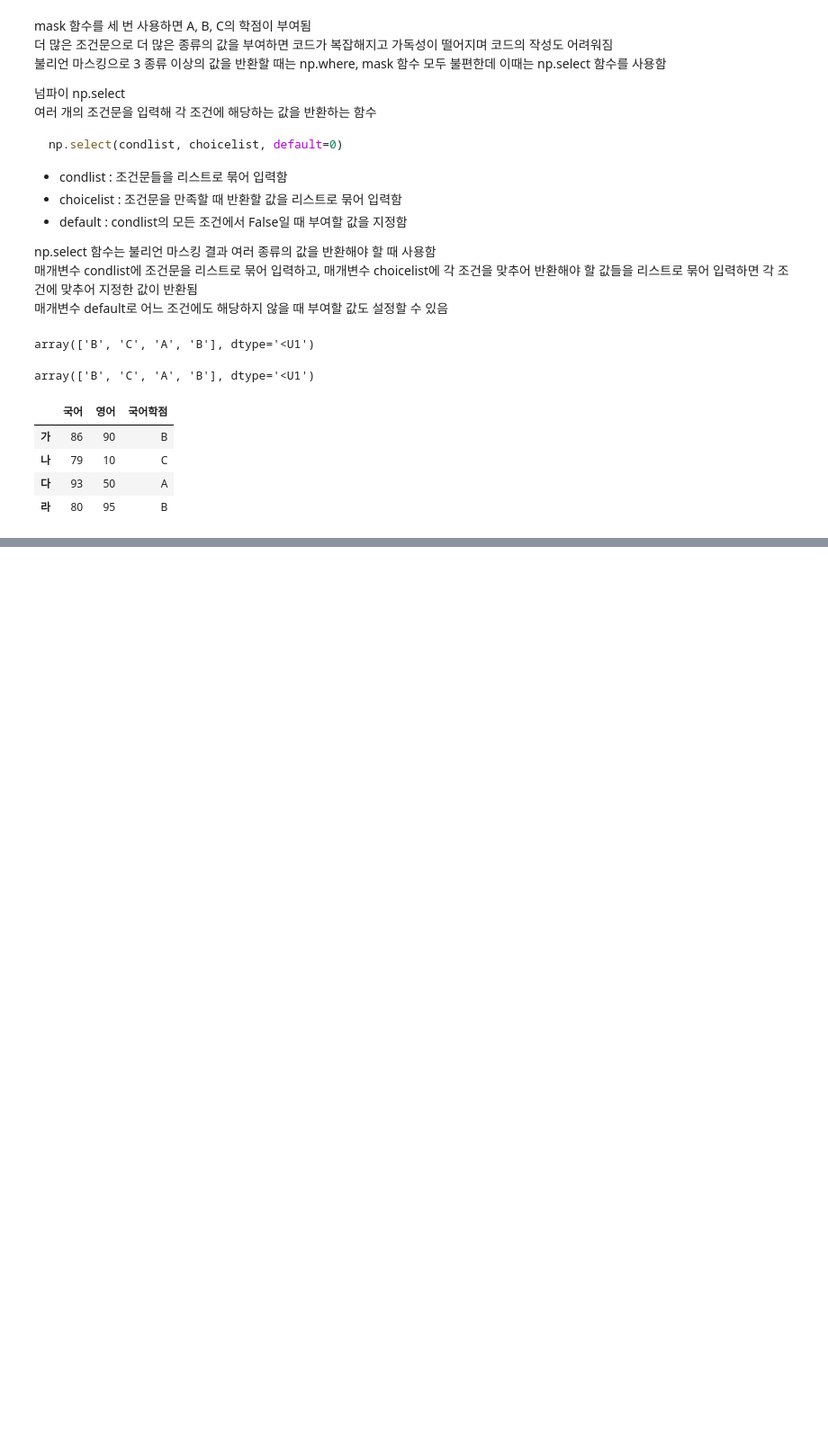
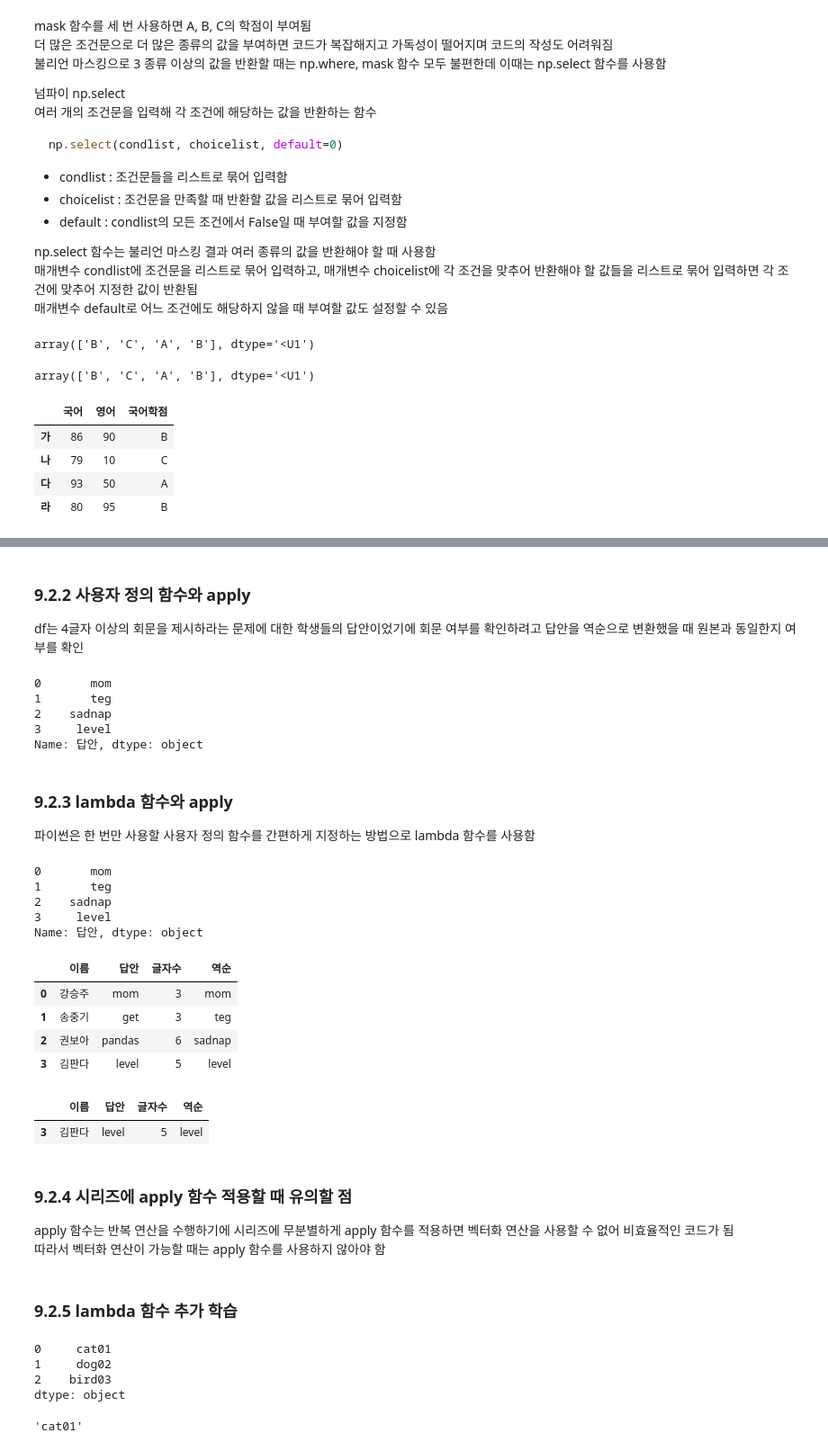
Before and after one commit to dhkim9963/python-base, a Jupyter notebook: pandas_2.ipynb, the cells around one changed output, grey strips where cells are left out. Shown at 90% size. Saved outputs shown, nothing was run; the diff lists cells and outputs as text; code cells hidden in the pictures; blank space fills up the shorter version.

```diff
--- a/pandas_2.ipynb
+++ b/pandas_2.ipynb
@@ -361,0 +612,6 @@ df3
+# %%
+import pandas as pd
+data = {'이름': ['강승주', '송중기', '권보아', '김판다'],
+        '답안': ['mom', 'get', 'pandas', 'level']}
+df = pd.DataFrame(data)
+df
@@ -361,0 +642,3 @@ df3
+# %%
+df['글자수'] = df['답안'].apply(len)
+df
@@ -361,0 +651,60 @@ df3
+# %% [markdown]
+### 9.2.2 사용자 정의 함수와 apply
+df는 4글자 이상의 회문을 제시하라는 문제에 대한 학생들의 답안이었기에 회문 여부를 확인하려고 답안을 역순으로 변환했을 때 원본과 동일한지 여부를 확인
+# %%
+def rev1(x):
+    return x[::-1]
+
+df['답안'].apply(rev1)
+# %% [output]
+0       mom
+1       teg
+2    sadnap
+3     level
+Name: 답안, dtype: object
+# %% [markdown]
+### 9.2.3 lambda 함수와 apply
+파이썬은 한 번만 사용할 사용자 정의 함수를 간편하게 지정하는 방법으로 lambda 함수를 사용함
+# %%
+df['답안'].apply(lambda x : x[::-1])
+# %% [output]
+0       mom
+1       teg
+2    sadnap
+3     level
+Name: 답안, dtype: object
+# %%
+df['역순'] = df['답안'].apply(lambda x : x[::-1])
+df
+# %% [output]
+|  | 이름 | 답안 | 글자수 | 역순 |
+| 0 | 강승주 | mom | 3 | mom |
+| 1 | 송중기 | get | 3 | teg |
+| 2 | 권보아 | pandas | 6 | sadnap |
+| 3 | 김판다 | level | 5 | level |
+# %%
+cond1 = df['글자수'] >= 4
+cond2 = df['답안'] == df['역순']
+df[cond1 & cond2]
+# %% [output]
+|  | 이름 | 답안 | 글자수 | 역순 |
+| 3 | 김판다 | level | 5 | level |
+# %% [markdown]
+### 9.2.4 시리즈에 apply 함수 적용할 때 유의할 점
+apply 함수는 반복 연산을 수행하기에 시리즈에 무분별하게 apply 함수를 적용하면 벡터화 연산을 사용할 수 없어 비효율적인 코드가 됨\
+따라서 벡터화 연산이 가능할 때는 apply 함수를 사용하지 않아야 함
+# %% [markdown]
+### 9.2.5 lambda 함수 추가 학습
+# %%
+s = pd.Series(['cat01', 'dog02', 'bird03'])
+s
+# %% [output]
+0     cat01
+1     dog02
+2    bird03
+dtype: object
+# %%
+x = s[0]
+x
+# %% [output]
+'cat01'
```
Also changed, not shown: parts of 96 cells of this notebook.
